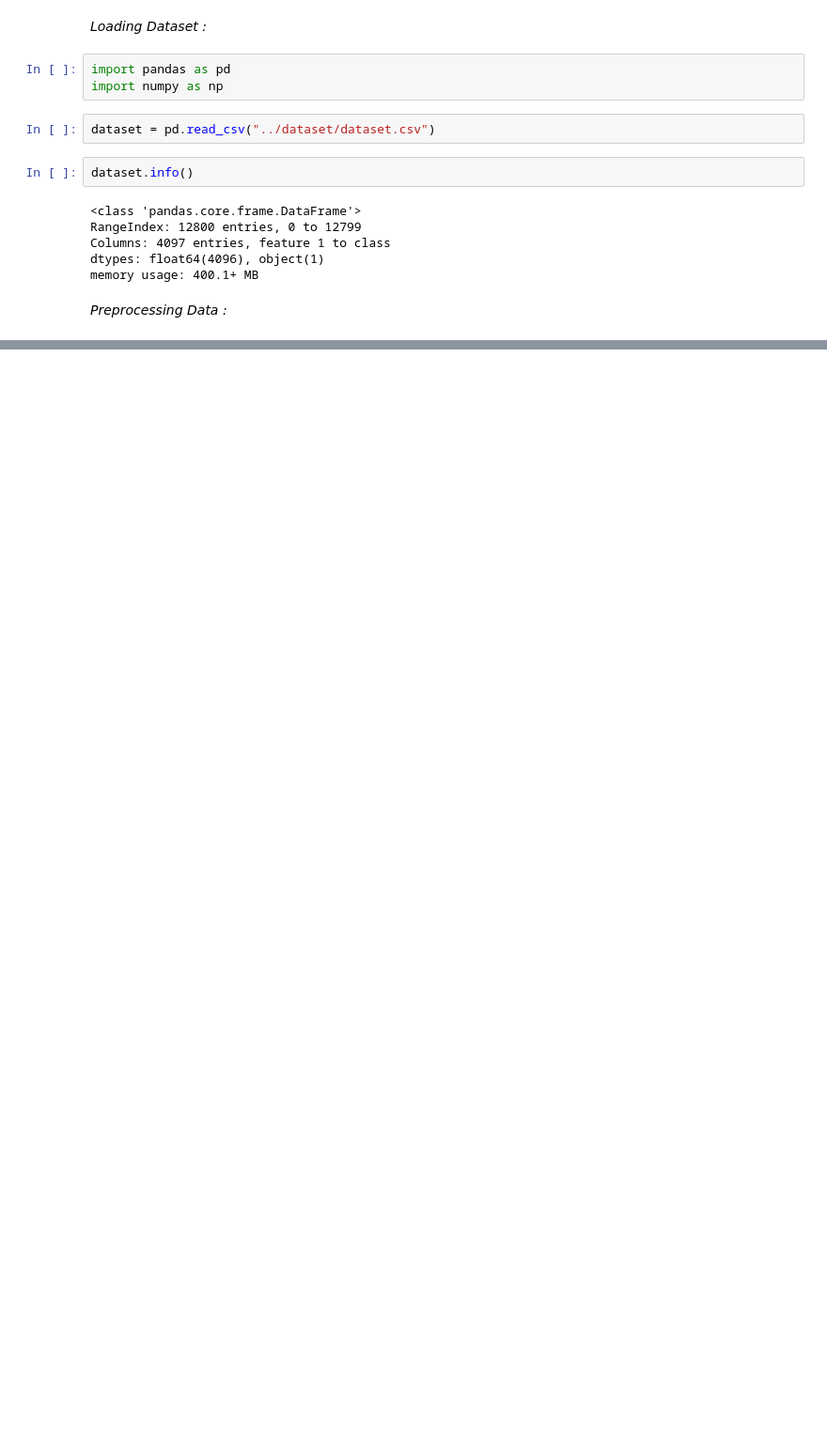
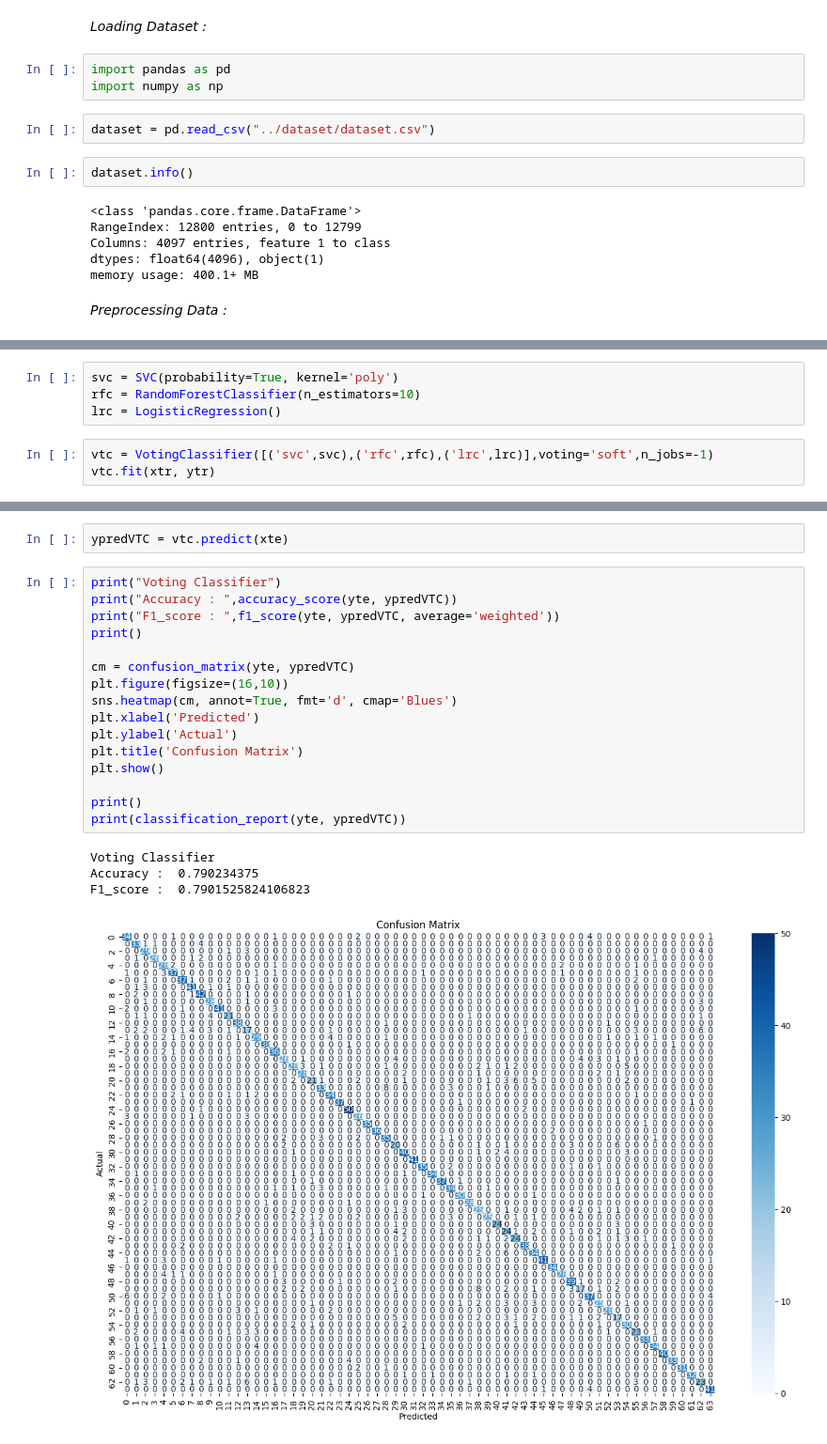
Before and after one commit to rnks2003/leafClassification, a Jupyter notebook: codes/ensembleClassfier.ipynb, the cells around one changed output, grey strips where cells are left out. Shown: that part at 94% size. Saved outputs shown, nothing was run; the diff lists cells and outputs as text; blank space fills up the shorter version.

```diff
--- a/codes/ensembleClassfier.ipynb
+++ b/codes/ensembleClassfier.ipynb
@@ -26,0 +173,7 @@ y =
+# %%
+svc = SVC(probability=True, kernel='poly')
+rfc = RandomForestClassifier(n_estimators=10)
+lrc = LogisticRegression()
+# %%
+vtc = VotingClassifier([('svc',svc),('rfc',rfc),('lrc',lrc)],voting='soft',n_jobs=-1)
+vtc.fit(xtr, ytr)
@@ -26,0 +192,23 @@ y =
+# %%
+ypredVTC = vtc.predict(xte)
+# %%
+print("Voting Classifier")
+print("Accuracy : ",accuracy_score(yte, ypredVTC))
+print("F1_score : ",f1_score(yte, ypredVTC, average='weighted'))
+print()
+
+cm = confusion_matrix(yte, ypredVTC)
+plt.figure(figsize=(16,10))
+sns.heatmap(cm, annot=True, fmt='d', cmap='Blues')
+plt.xlabel('Predicted')
+plt.ylabel('Actual')
+plt.title('Confusion Matrix')
+plt.show()
+
+print()
+print(classification_report(yte, ypredVTC))
+# %% [output]
+Voting Classifier
+Accuracy :  0.790234375
+F1_score :  0.7901525824106823
+[figure, added]
```
Also changed, not shown: parts of 24 cells of this notebook.
